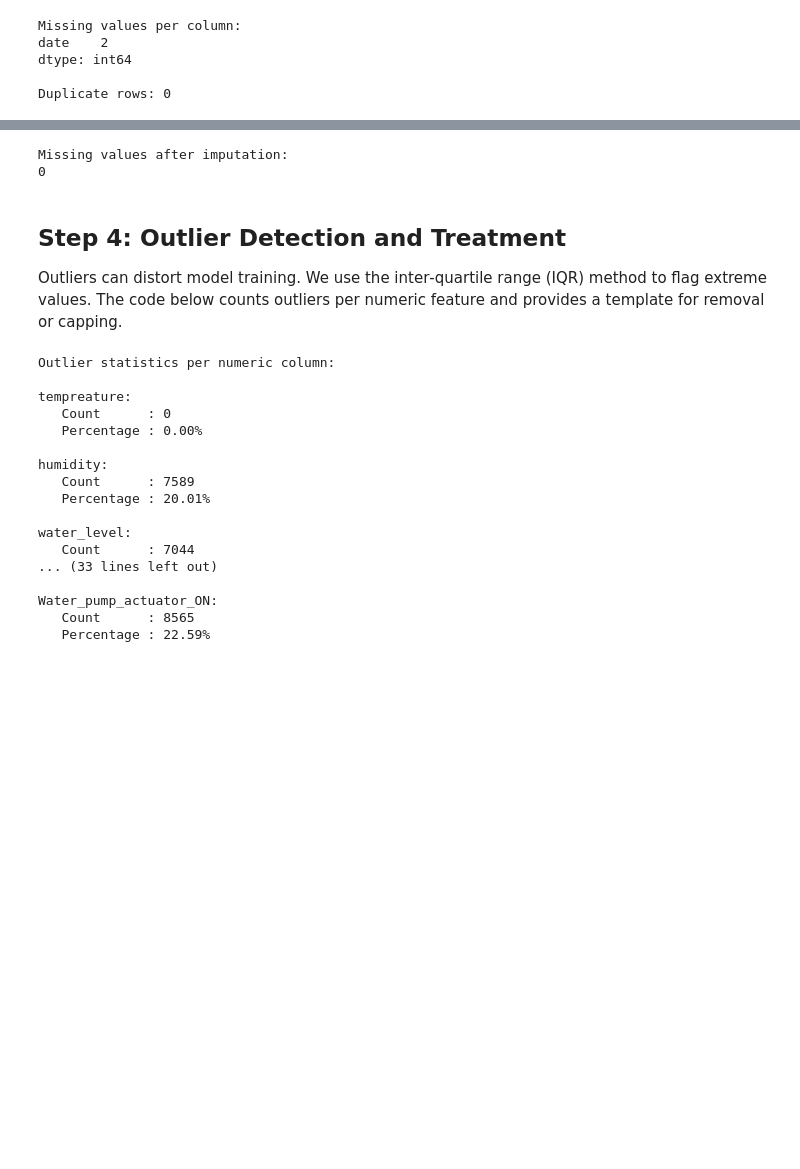
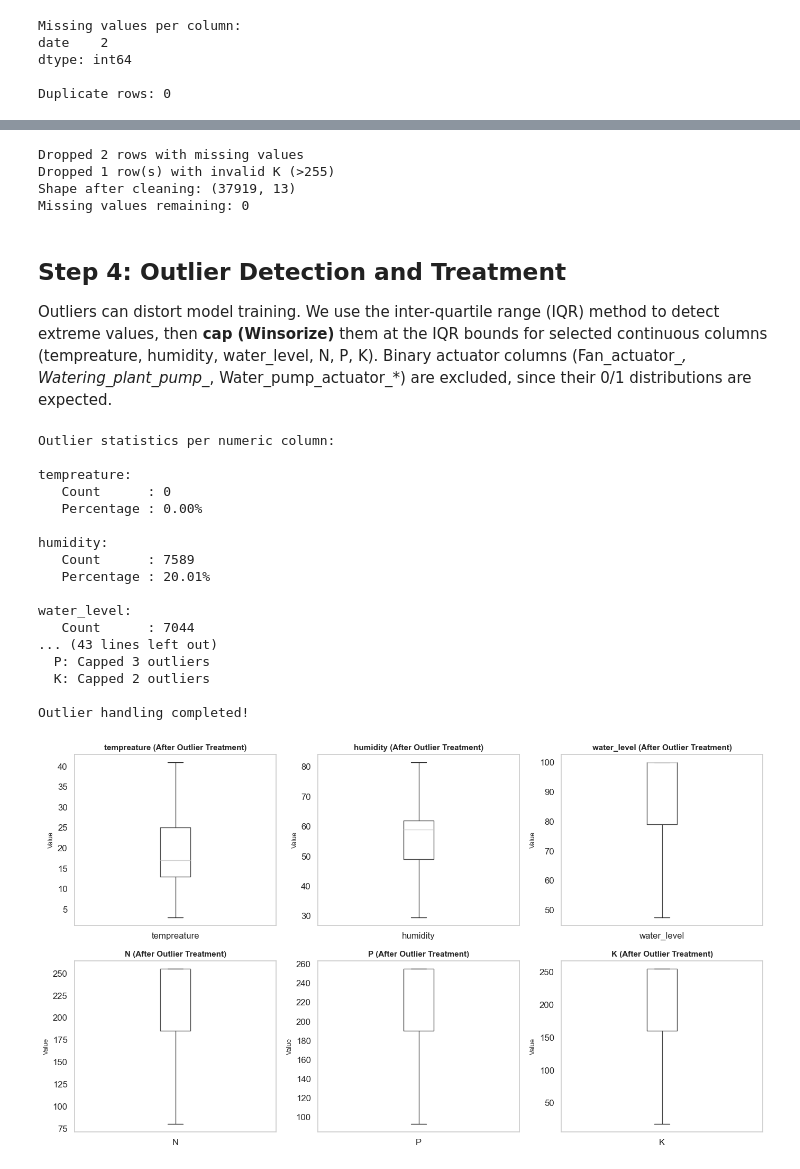
Before and after one commit to BrajanGjorga/Smart-Agriculture, a Jupyter notebook: AgricultureModel.ipynb, the cells around one changed output, grey strips where cells are left out. Drawn from its saved outputs; the diff is of its cells as text; code cells hidden in the pictures; blank space fills up the shorter version.

Commit message:
remove records with mssing values, K>255, and handle outliers

```diff
--- a/AgricultureModel.ipynb
+++ b/AgricultureModel.ipynb
@@ -227,31 +226,30 @@ We create a working copy of the dataset and apply imputation strategies. Numeric
 if not df.empty:
     df_clean = df.copy()
 
-    for col in df_clean.columns:
-        if df_clean[col].isnull().any():
+    # Remove rows with missing values
+    rows_before = len(df_clean)
+    df_clean = df_clean.dropna()
+    rows_dropped_na = rows_before - len(df_clean)
 
-            # Numeric columns
-            if df_clean[col].dtype in ['float64', 'int64']:
-                median_value = df_clean[col].median()
-                df_clean[col] = df_clean[col].fillna(median_value)
+    # Remove invalid K records (K should be 0-255, one record has 259)
+    df_clean = df_clean[df_clean["K"] <= 255]
+    rows_dropped_k = rows_before - rows_dropped_na - len(df_clean)
 
-            # Non-numeric columns
-            else:
-                mode_value = df_clean[col].mode()[0]
-                df_clean[col] = df_clean[col].fillna(mode_value)
-
-    print("Missing values after imputation:")
-    print(df_clean.isnull().sum().sum())
-
+    print(f"Dropped {rows_dropped_na} rows with missing values")
+    print(f"Dropped {rows_dropped_k} row(s) with invalid K (>255)")
+    print(f"Shape after cleaning: {df_clean.shape}")
+    print(f"Missing values remaining: {df_clean.isnull().sum().sum()}")
 else:
     df_clean = df
 # %% [output]
-Missing values after imputation:
-0
+Dropped 2 rows with missing values
+Dropped 1 row(s) with invalid K (>255)
+Shape after cleaning: (37919, 13)
+Missing values remaining: 0
 # %% [markdown]
 ## Step 4: Outlier Detection and Treatment
 
-Outliers can distort model training. We use the inter‑quartile range (IQR) method to flag extreme values. The code below counts outliers per numeric feature and provides a template for removal or capping.
+Outliers can distort model training. We use the inter‑quartile range (IQR) method to detect extreme values, then **cap (Winsorize)** them at the IQR bounds for selected continuous columns (tempreature, humidity, water_level, N, P, K). Binary actuator columns (Fan_actuator_*, Watering_plant_pump_*, Water_pump_actuator_*) are excluded, since their 0/1 distributions are expected.
 # %%
 # IQR-based outlier detection on cleaned data
 numeric_cols = df_clean.select_dtypes(include=['number']).columns
@@ -281,8 +279,25 @@ for col, (count, percentage) in outlier_stats.items():
     print(f"   Percentage : {percentage:.2f}%")
     print()
 
-# optional: drop or cap outliers as needed
-# df_clean = df_clean[(df_clean[col] >= lower) & (df_clean[col] <= upper)]
+# Capping (Winsorization) - exclude binary actuator columns
+columns_to_cap = ['tempreature', 'humidity', 'water_level', 'N', 'P', 'K']
+
+print("Capping outliers in selected columns:")
+for col in columns_to_cap:
+    if col in df_clean.columns:
+        Q1 = df_clean[col].quantile(0.25)
+        Q3 = df_clean[col].quantile(0.75)
+        IQR = Q3 - Q1
+        lower_bound = Q1 - 1.5 * IQR
+        upper_bound = Q3 + 1.5 * IQR
+
+        before_count = len(df_clean[(df_clean[col] < lower_bound) | (df_clean[col] > upper_bound)])
+        df_clean.loc[df_clean[col] < lower_bound, col] = max(lower_bound, 0)  # Don't go below 0
+        df_clean.loc[df_clean[col] > upper_bound, col] = upper_bound
+
+        print(f"  {col}: Capped {before_count} outliers")
+
+print("\nOutlier handling completed!")
 # %% [output]
 Outlier statistics per numeric column:
 
@@ -296,8 +311,26 @@ humidity:
 
 water_level:
    Count      : 7044
-... (33 lines left out)
+... (43 lines left out)
+  P: Capped 3 outliers
+  K: Capped 2 outliers
 
-Water_pump_actuator_ON:
-   Count      : 8565
-   Percentage : 22.59%
+Outlier handling completed!
+# %%
+# Visualize key columns after outlier treatment
+columns_to_plot = ['tempreature', 'humidity', 'water_level', 'N', 'P', 'K']
+cols_present = [c for c in columns_to_plot if c in df_clean.columns]
+if cols_present:
+    n_cols = len(cols_present)
+    fig, axes = plt.subplots(2, 3, figsize=(14, 8))
+    axes = axes.flatten()
+    for idx, col in enumerate(cols_present):
+        df_clean.boxplot(column=col, ax=axes[idx], grid=False)
+        axes[idx].set_title(f'{col} (After Outlier Treatment)', fontsize=11, fontweight='bold')
+        axes[idx].set_ylabel('Value', fontsize=9)
+    for j in range(len(cols_present), len(axes)):
+        fig.delaxes(axes[j])
+    plt.tight_layout()
+    plt.show()
+# %% [output]
+[figure, added]
```
Also changed, not shown: parts of 2 cells of this notebook.
